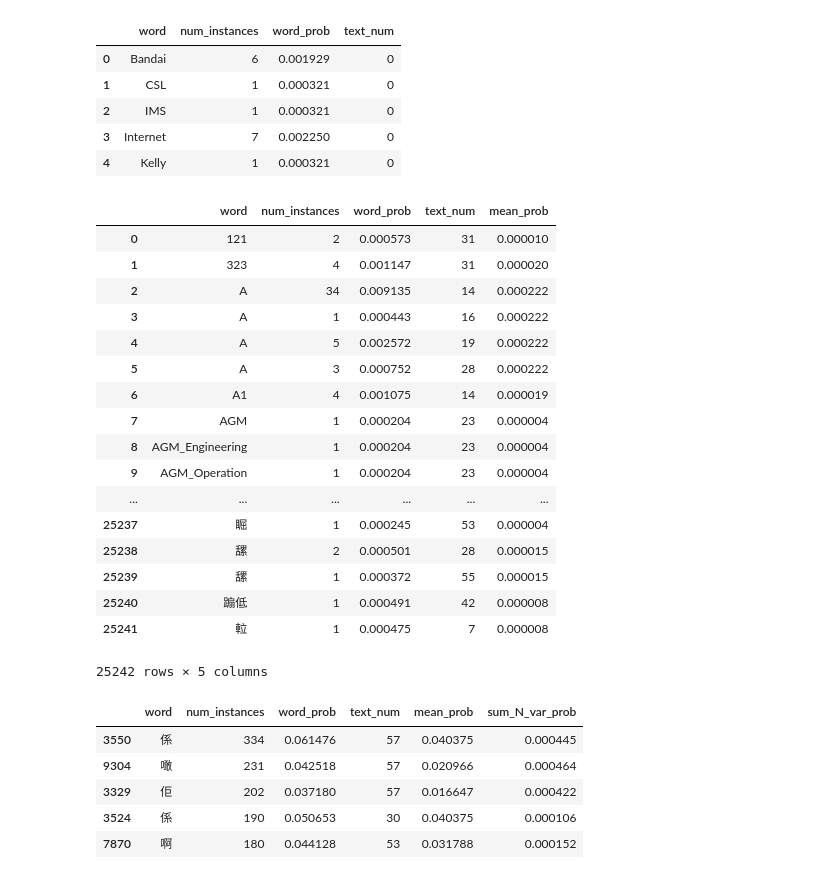
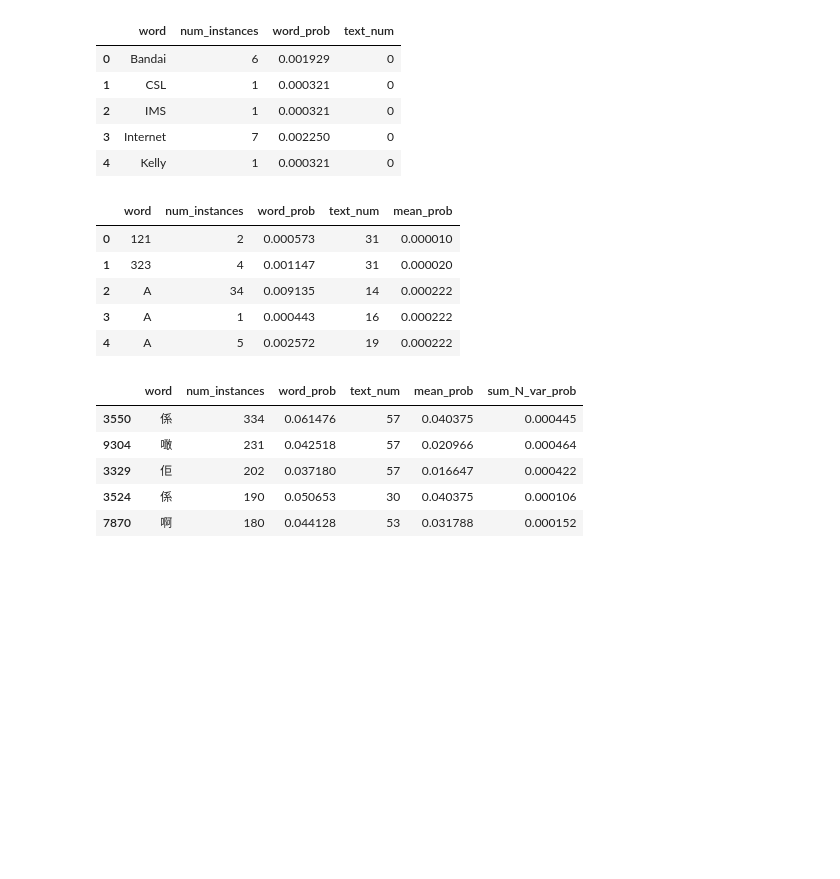
Before and after one commit to cathug/corpus, a Jupyter notebook: hkcancorpus.ipynb, the cells around one changed output. Drawn from its saved outputs; the diff is of its cells as text; code cells hidden in the pictures; blank space fills up the shorter version.

```diff
--- a/hkcancorpus.ipynb
+++ b/hkcancorpus.ipynb
@@ -261,26 +269,14 @@ df_sum_N_var_prob = df_words.join(pd.DataFrame(df_mean_prob) )
 # %%
 df_sum_N_var_prob.reset_index(inplace=True)
 # %%
-df_sum_N_var_prob
+df_sum_N_var_prob.head()
 # %% [output]
 |  | word | num_instances | word_prob | text_num | mean_prob |
 | 0 | 121 | 2 | 0.000573 | 31 | 0.000010 |
 | 1 | 323 | 4 | 0.001147 | 31 | 0.000020 |
 | 2 | A | 34 | 0.009135 | 14 | 0.000222 |
 | 3 | A | 1 | 0.000443 | 16 | 0.000222 |
 | 4 | A | 5 | 0.002572 | 19 | 0.000222 |
-| 5 | A | 3 | 0.000752 | 28 | 0.000222 |
-| 6 | A1 | 4 | 0.001075 | 14 | 0.000019 |
-| 7 | AGM | 1 | 0.000204 | 23 | 0.000004 |
-| 8 | AGM_Engineering | 1 | 0.000204 | 23 | 0.000004 |
-| 9 | AGM_Operation | 1 | 0.000204 | 23 | 0.000004 |
-| ... | ... | ... | ... | ... | ... |
-| 25237 | 𥇣 | 1 | 0.000245 | 53 | 0.000004 |
-| 25238 | 𦧲 | 2 | 0.000501 | 28 | 0.000015 |
-| 25239 | 𦧲 | 1 | 0.000372 | 55 | 0.000015 |
-| 25240 | 𨃩低 | 1 | 0.000491 | 42 | 0.000008 |
-| 25241 | 𨋢 | 1 | 0.000475 | 7 | 0.000008 |
-25242 rows × 5 columns
 # %%
 df_sum_N_var_prob['sum_N_var_prob'] = np.power(
     df_sum_N_var_prob['word_prob'].values - df_sum_N_var_prob['mean_prob'].values, 2)
```
Also changed, not shown: parts of 7 cells of this notebook, 2 other files.
